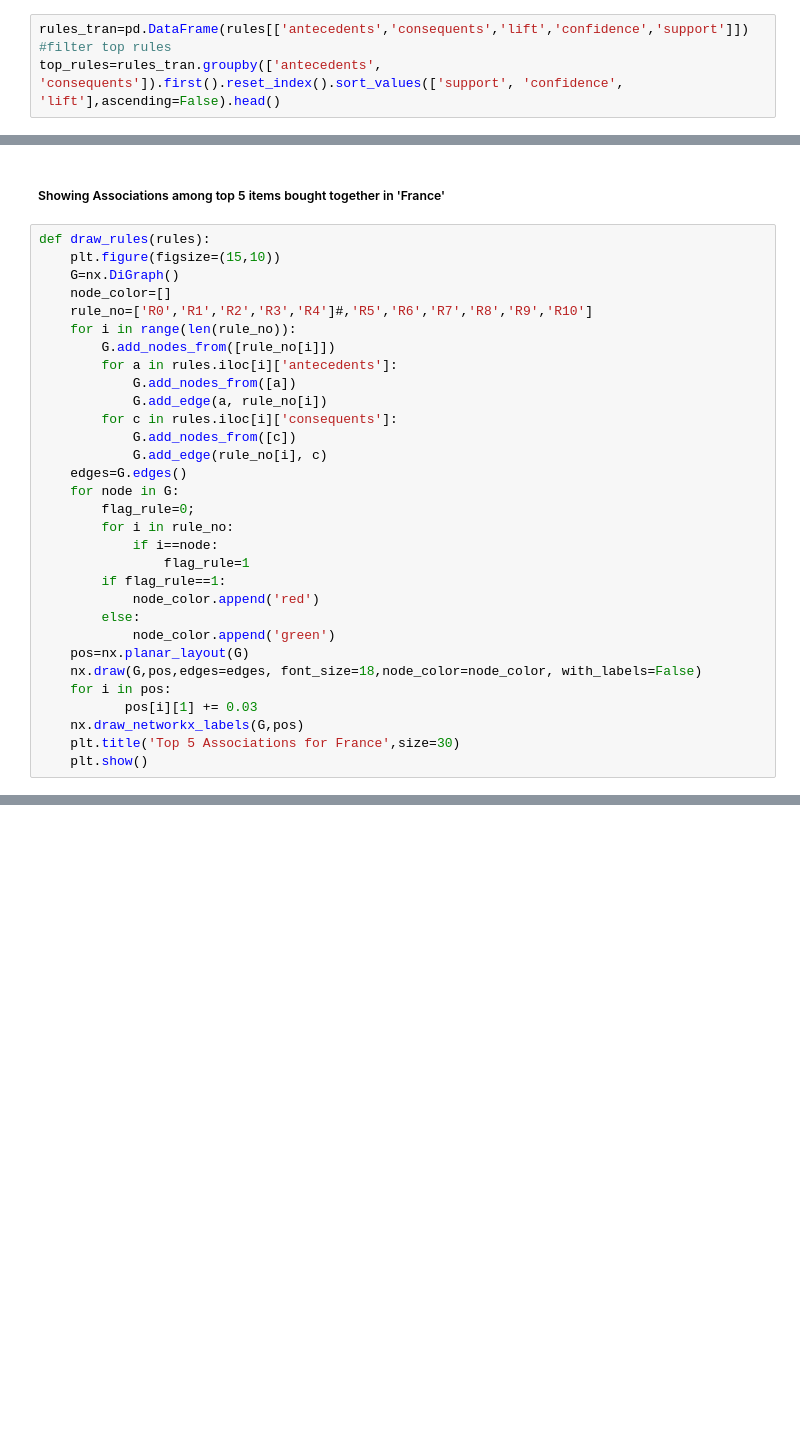
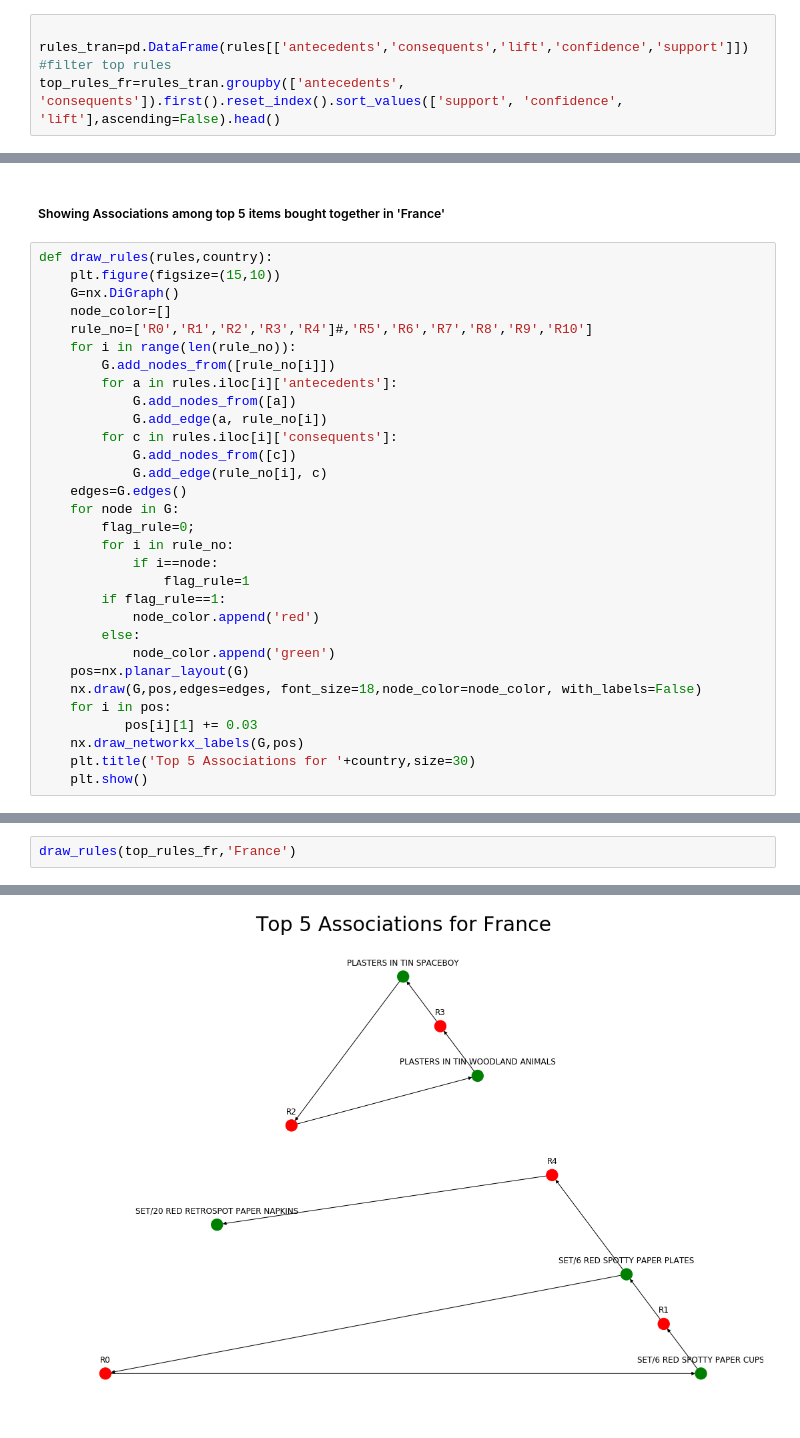
Before and after one commit to saniya-k/Market-Basket-Analysis, a Jupyter notebook: OnlineRetail.ipynb, the cells around one changed output, grey strips where cells are left out. Drawn from its saved outputs; the diff is of its cells as text; blank space fills up the shorter version.

```diff
--- a/OnlineRetail.ipynb
+++ b/OnlineRetail.ipynb
@@ -171,9 +196,10 @@ rules[(rules['confidence']>0.7) & (rules['lift']>5)]
 # %% [markdown]
 ##### Get top 5 rules
 # %%
+
 rules_tran=pd.DataFrame(rules[['antecedents','consequents','lift','confidence','support']])
 #filter top rules
-top_rules=rules_tran.groupby(['antecedents', 'consequents']).first().reset_index().sort_values(['support', 'confidence', 'lift'],ascending=False).head()
+top_rules_fr=rules_tran.groupby(['antecedents', 'consequents']).first().reset_index().sort_values(['support', 'confidence', 'lift'],ascending=False).head()
 # %% [markdown]
 #####  Support vs Confidence plot
 # %%
@@ -185,7 +211,7 @@ plt.show()
 # %% [markdown]
 ##### Showing Associations among top 5 items bought together in 'France'
 # %%
-def draw_rules(rules):
+def draw_rules(rules,country):
     plt.figure(figsize=(15,10))
     G=nx.DiGraph()
     node_color=[]
@@ -213,5 +239,5 @@ def draw_rules(rules):
     for i in pos:
            pos[i][1] += 0.03
     nx.draw_networkx_labels(G,pos)
-    plt.title('Top 5 Associations for France',size=30)
+    plt.title('Top 5 Associations for '+country,size=30)
     plt.show()
@@ -230,0 +244,3 @@ top_rules
+# %%
+draw_rules(top_rules_fr,'France')
+# %% [output]
@@ -230,0 +251 @@ top_rules
+[figure, added]
```
Also changed, not shown: parts of 29 cells of this notebook.
